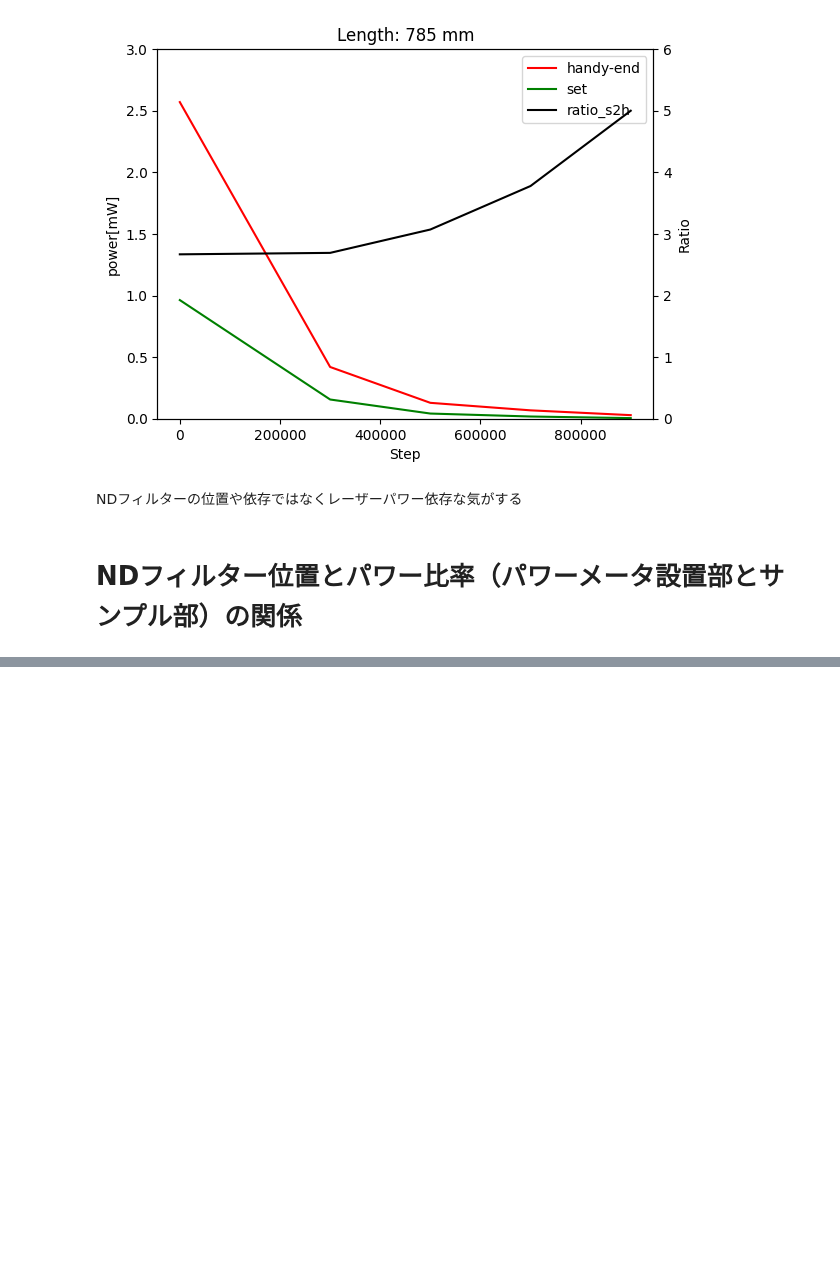
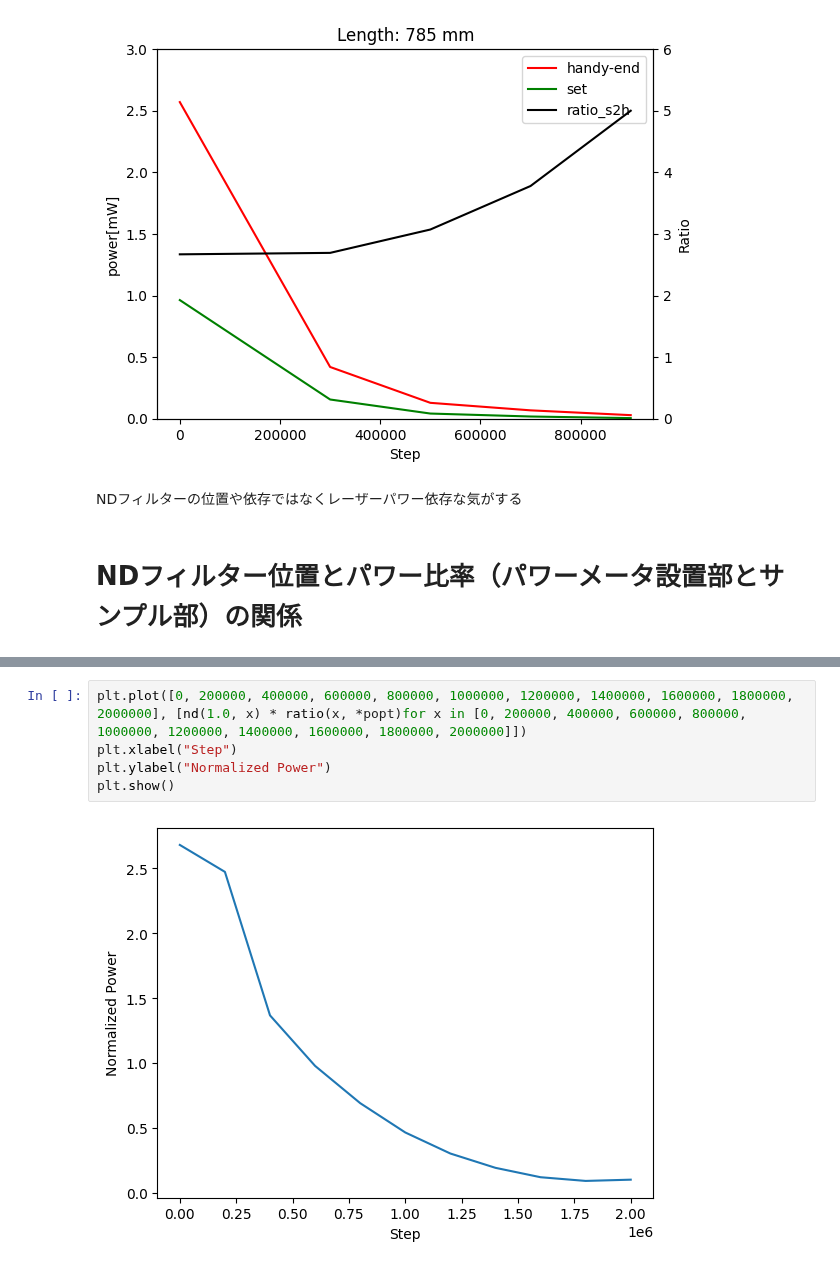
Before and after one commit to chiashi-lab/pl, a Jupyter notebook: notebook/001excite_power.ipynb, the cells around one changed output, grey strips where cells are left out. Drawn from its saved outputs; the diff is of its cells as text; blank space fills up the shorter version.

```diff
--- a/notebook/001excite_power.ipynb
+++ b/notebook/001excite_power.ipynb
@@ -303,0 +135,7 @@ plt.show()
+# %%
+plt.plot([0, 200000, 400000, 600000, 800000, 1000000, 1200000, 1400000, 1600000, 1800000, 2000000], [nd(1.0, x) * ratio(x, *popt)for x in [0, 200000, 400000, 600000, 800000, 1000000, 1200000, 1400000, 1600000, 1800000, 2000000]])
+plt.xlabel("Step")
+plt.ylabel("Normalized Power")
+plt.show()
+# %% [output]
+[figure, added]
```
Also changed, not shown: parts of 37 cells of this notebook, 2 other files.
